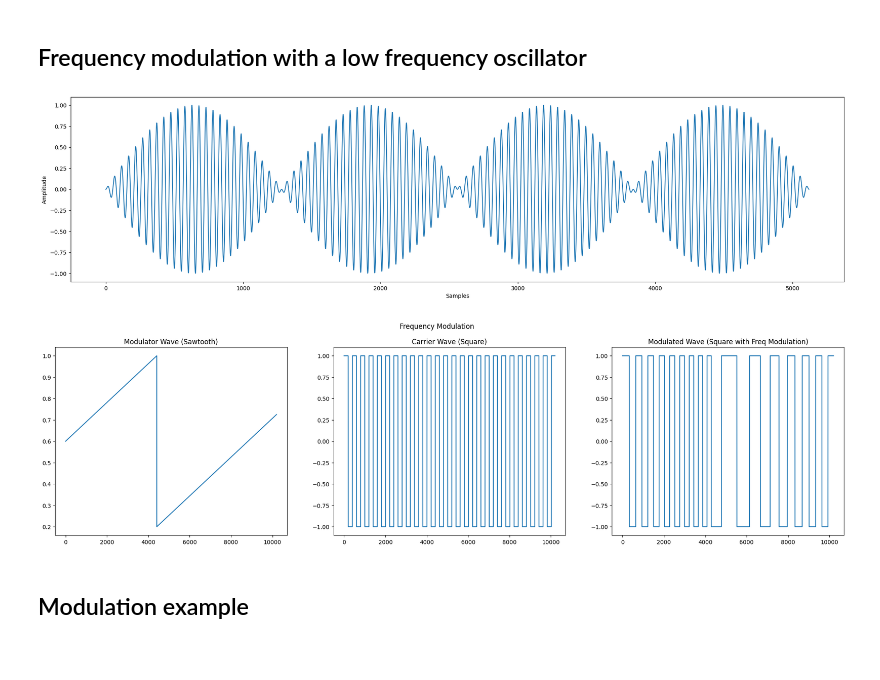
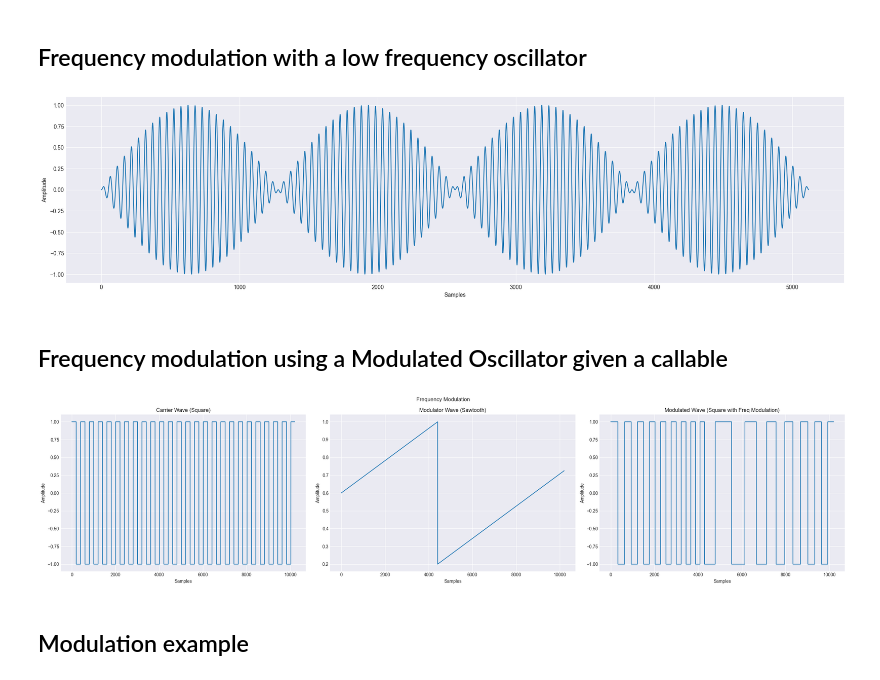
Before and after one commit to rasigle/sonicrack, a Jupyter notebook: examples/oscillators_v6_modulation.ipynb, the cells around one changed output. Cells and saved outputs as stored; diff of their text form; code cells hidden in the pictures; blank space fills up the shorter version.

```diff
--- a/examples/oscillators_v6_modulation.ipynb
+++ b/examples/oscillators_v6_modulation.ipynb
@@ -1,3 +3,22 @@
+# %%
+# We start with some imports
+import numpy as np
+import matplotlib.pyplot as plt
+from IPython.display import Audio, display
+
+from constants import DEFAULT_SAMPLE_RATE
+from engine import ModulatedFrequency
+from engine import (
+    TriangleOscillator, ModulatedPanner, Panner, ADSREnvelope, WaveAdder,
+    SawtoothOscillator, ModulatedOscillator,
+    Chain, ModulatedVolume, SineOscillator, SquareOscillator
+)
+from utils.utils import wave_to_file, hz
+
+# Set up plotting style
+plt.style.use('seaborn-v0_8-darkgrid')
+plt.rcParams['figure.figsize'] = (14, 8)
+plt.rcParams['font.size'] = 10
 # %% [markdown]
 ## Volume modulation with a low frequency oscillator
 # %%
@@ -26,8 +55,6 @@ plt.show()
 ## Frequency modulation with a low frequency oscillator
 # %%
 # Todo: fix frequency modulation via ModulatedFrequency class. Not yet working properly
-
-from engine import ModulatedFrequency
 
 osc1 = SineOscillator(freq=10, amp=1, phase=0, sample_rate=512)
 
@@ -43,39 +70,45 @@ plt.xlabel("Samples")
 plt.plot(samples)
 plt.show()
 # %% [output]
-[figure, old version]
+[figure, new version]
+# %% [markdown]
+## Frequency modulation using a Modulated Oscillator given a callable
 # %%
-from engine import SawtoothOscillator, ModulatedOscillator
-
-
 def freq_mod(init_freq, val):
     return init_freq * val
-
 
 gen = ModulatedOscillator(
     SquareOscillator(freq=110),
     SawtoothOscillator(freq=5, wave_range=(0.2, 1)),
     freq_mod=freq_mod,
 )
 
-i = int(512 / 5) * 100
-s = gen.oscillator.get_samples()[:i]
-q = gen.modulators[0].get_samples()[:i]
-g = gen.get_samples()[:i]
+num_samples = int(512 / 5) * 100
+carrier = gen.oscillator.get_samples(num_samples)
+modulator = gen.modulators[0].get_samples(num_samples)
+modulated = gen.get_samples(num_samples)
 
-fig, ax = plt.subplots(1, 3, figsize=(25, 6))
+_, ax = plt.subplots(1, 3, figsize=(25, 6))
 plt.suptitle("Frequency Modulation")
-ax[0].plot(q)
-ax[0].set_title("Modulator Wave (Sawtooth)")
+ax[0].plot(carrier)
+ax[0].set_title("Carrier Wave (Square)")
+ax[0].set_xlabel("Samples")
+ax[0].set_ylabel("Amplitude")
 
-ax[1].plot(s)
-ax[1].set_title("Carrier Wave (Square)")
+ax[1].plot(modulator)
+ax[1].set_title("Modulator Wave (Sawtooth)")
+ax[1].set_xlabel("Samples")
+ax[1].set_ylabel("Amplitude")
 
-ax[2].plot(g)
+ax[2].plot(modulated)
 ax[2].set_title("Modulated Wave (Square with Freq Modulation)")
+ax[2].set_xlabel("Samples")
+ax[2].set_ylabel("Amplitude")
+
+plt.tight_layout()
 plt.show()
 # %% [output]
-[figure, old version]
+[figure, new version]
 # %% [markdown]
 ## Modulation example
 # %%
```
Also changed, not shown: parts of 6 cells of this notebook, 6 other files.
